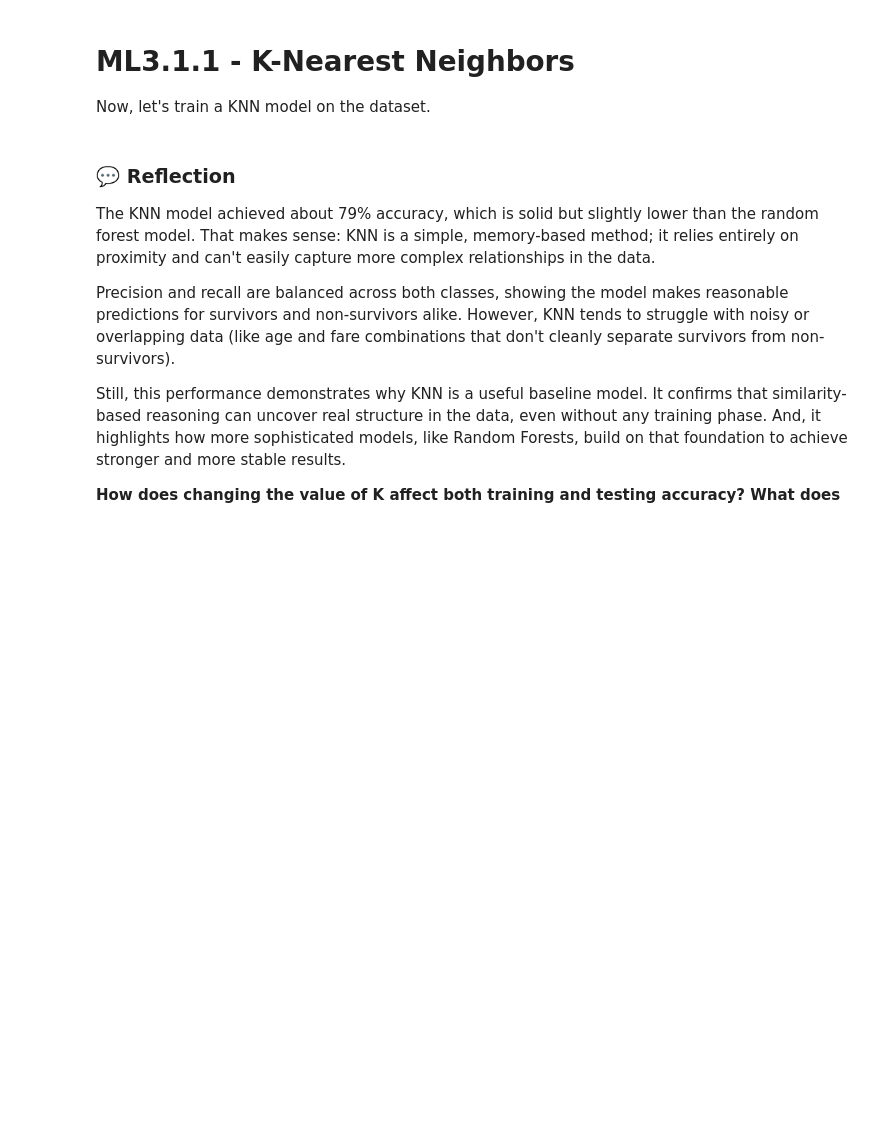
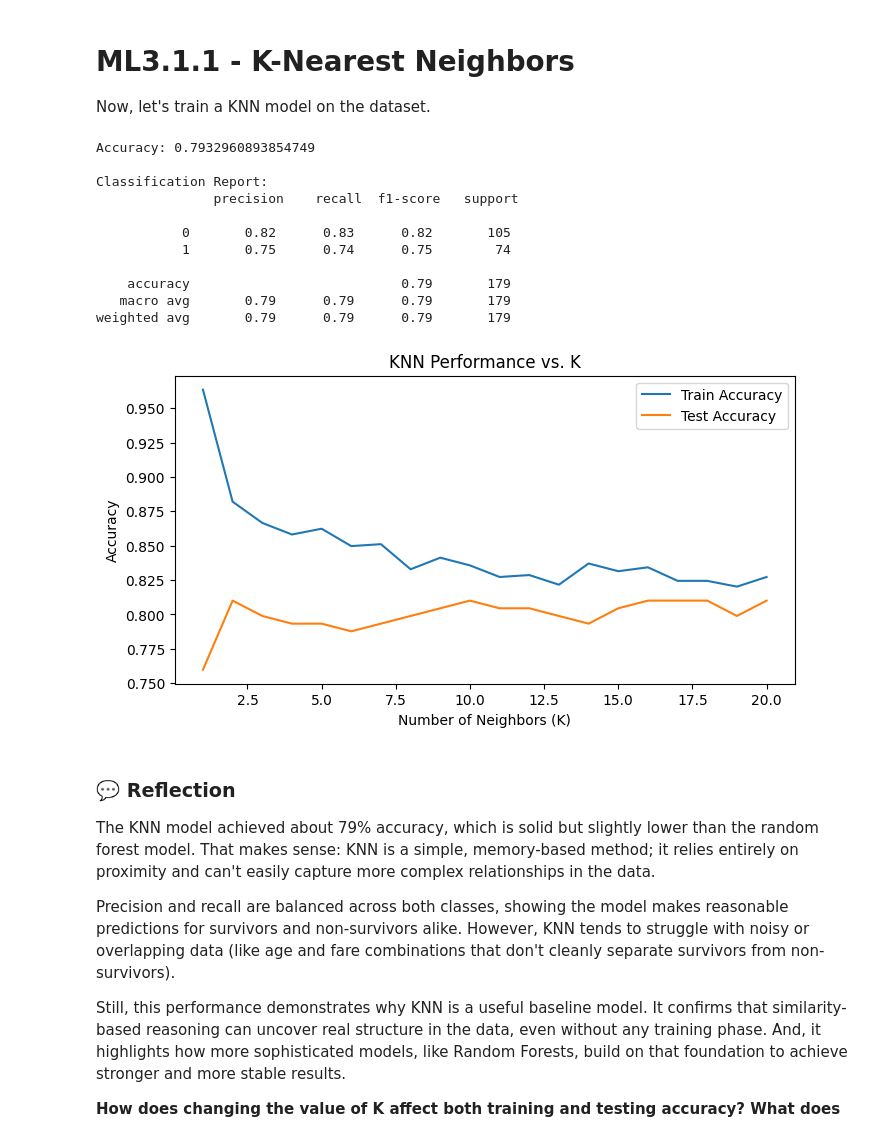
Before and after one commit to AbbyHoyt/KWK-Goldman-Sachs-ML-Titanic-Survival-Data-Decision-Trees-Random-Forests-and-K-Nearest-Neighbors, a Jupyter notebook: Abby_Hoyt_Titanic_Survival_Data_Decision_Trees,_Random_Forests,_and_K_Nearest_Neighbors.ipynb, the cells around one changed output. Drawn from its saved outputs; the diff is of its cells as text; code cells hidden in the pictures; blank space fills up the shorter version.

Commit message:
Finished KNN model.

```diff
--- a/Abby_Hoyt_Titanic_Survival_Data_Decision_Trees,_Random_Forests,_and_K_Nearest_Neighbors.ipynb
+++ b/Abby_Hoyt_Titanic_Survival_Data_Decision_Trees,_Random_Forests,_and_K_Nearest_Neighbors.ipynb
@@ -461,33 +461,54 @@ scaler = StandardScaler()
 X_scaled = scaler.fit_transform(X)
 
 # Step 2. Split data
 X_train, X_test, y_train, y_test = train_test_split(
     X_scaled, y, test_size=0.2, random_state=42
 )
 
 # Step 3. Train and evaluate a KNN model
 
 # TODO: step 3 as described.
+knn = KNeighborsClassifier(n_neighbors = 5)
+knn.fit(X_train, y_train)
+
+y_pred = knn.predict(X_test)
 
 print("Accuracy:", accuracy_score(y_test, y_pred))
 print("\nClassification Report:\n", classification_report(y_test, y_pred))
 
 # Step 4 Experiment: tune K
 k_values = range(1, 21)
 train_acc, test_acc = [], []
 
 for k in k_values:
     # TODO: step 4: create a model, fit it, and evaluate it, appending its
     # score to train_acc and test_acc
+    model = KNeighborsClassifier(n_neighbors = k)
+    model.fit(X_train, y_train)
+    train_acc.append(model.score(X_train, y_train))
+    test_acc.append(model.score(X_test, y_test))
 
 plt.figure(figsize=(8,4))
 plt.plot(k_values, train_acc, label="Train Accuracy")
 plt.plot(k_values, test_acc, label="Test Accuracy")
 plt.xlabel("Number of Neighbors (K)")
 plt.ylabel("Accuracy")
 plt.title("KNN Performance vs. K")
 plt.legend()
 plt.show()
+# %% [output]
+Accuracy: 0.7932960893854749
+
+Classification Report:
+               precision    recall  f1-score   support
+
+           0       0.82      0.83      0.82       105
+           1       0.75      0.74      0.75        74
+
+    accuracy                           0.79       179
+   macro avg       0.79      0.79      0.79       179
+weighted avg       0.79      0.79      0.79       179
+[figure, added]
 # %% [markdown]
 ### 💬 Reflection
 
```
